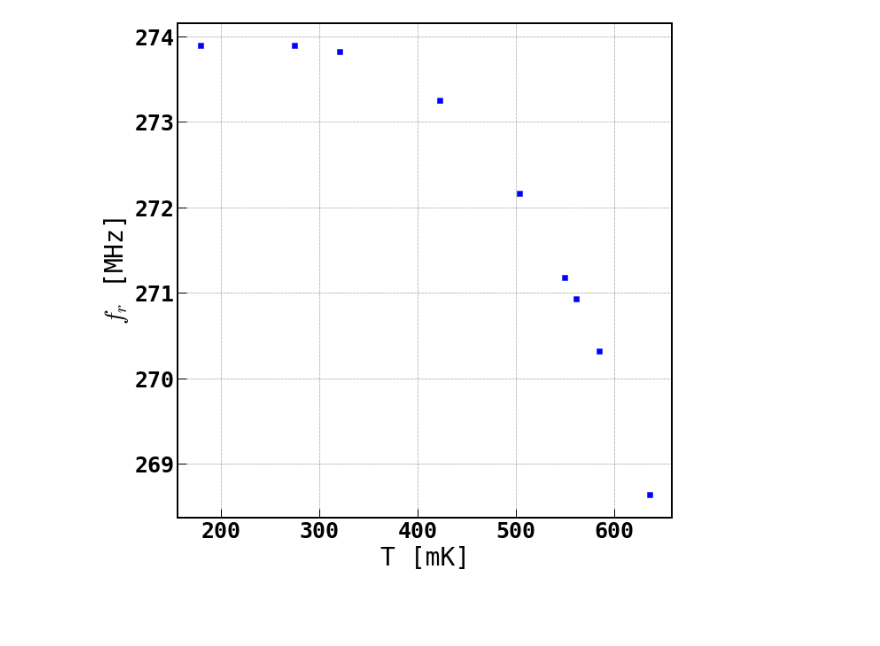
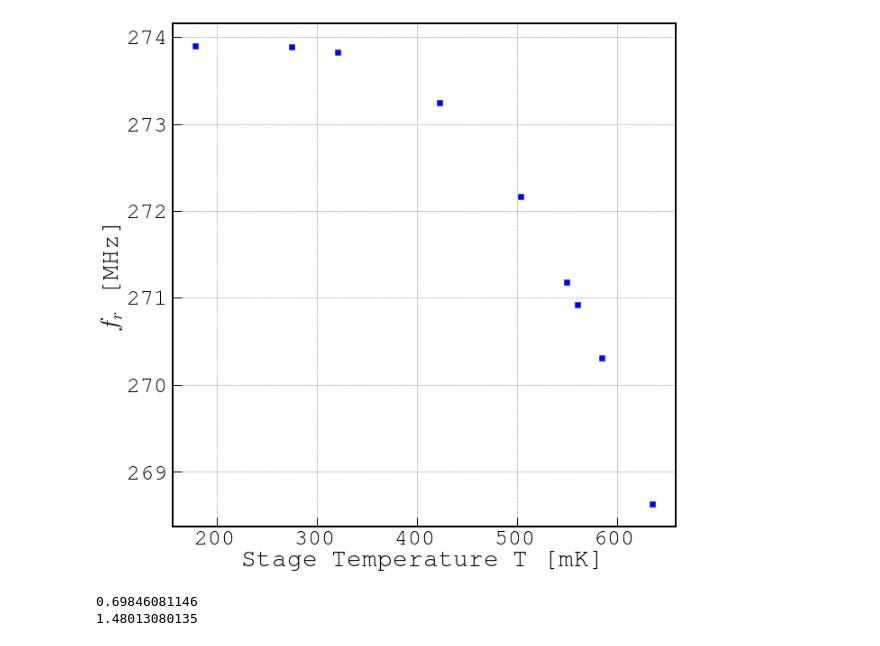
Before and after one commit to WanduiAlbert/ResoBolo, a Jupyter notebook: Resonant Freq vs Temp Fitting.ipynb, the cells around one changed output. Saved outputs shown, nothing was run; the diff lists cells and outputs as text; code cells hidden in the pictures; blank space fills up the shorter version.

```diff
--- a/Resonant Freq vs Temp Fitting.ipynb
+++ b/Resonant Freq vs Temp Fitting.ipynb
@@ -8,15 +17,18 @@ import matplotlib.pyplot as plt
 # %%
 dBm = u.dB(u.mW)
 T = np.array([0.179,  0.275, 0.321, 0.423, 0.504, 0.55, 0.561, 0.585, 0.636]) * u.K
-f_r = np.array([273.8957, 273.893050, 273.826450, 273.2497, 272.1687, 271.1797, 270.9262, 270.3132, 268.6322]) * u.MHz
+f_r = np.array([273.8957, 273.893050, 273.826450,\
+                273.2497, 272.1687, 271.1797, 270.9262, 270.3132, 268.6322]) * u.MHz
 attenuation = 100 * dBm
 P = 0 * dBm
 # %%
 fig, ax = plt.subplots(figsize=(10, 10))
 ax.plot(T.to('mK'), f_r, 'bs')
 ax.set_ylabel(r'$f_r$ [MHz]')
-ax.set_xlabel(r'T [mK]')
+ax.set_xlabel(r'Stage Temperature T [mK]')
 ax.grid(which='both')
+ax.xaxis.set_major_formatter(StrMethodFormatter("{x:3.0f}"))
+ax.yaxis.set_major_formatter(StrMethodFormatter("{x:3.0f}"))
 plt.savefig('Resonant_Freq_vs_Temp.png');
 # %% [output]
-[figure, old version]
+[figure, new version]
@@ -22,0 +54,8 @@ plt.savefig('Resonant_Freq_vs_Temp.png');
+# %%
+alpha, delta = result['x']
+Tc = delta/k_B/1.75
+print (alpha)
+print(Tc)
+# %% [output]
+0.69846081146
+1.48013080135
```
Also changed, not shown: parts of 8 cells of this notebook, 2 other files.
